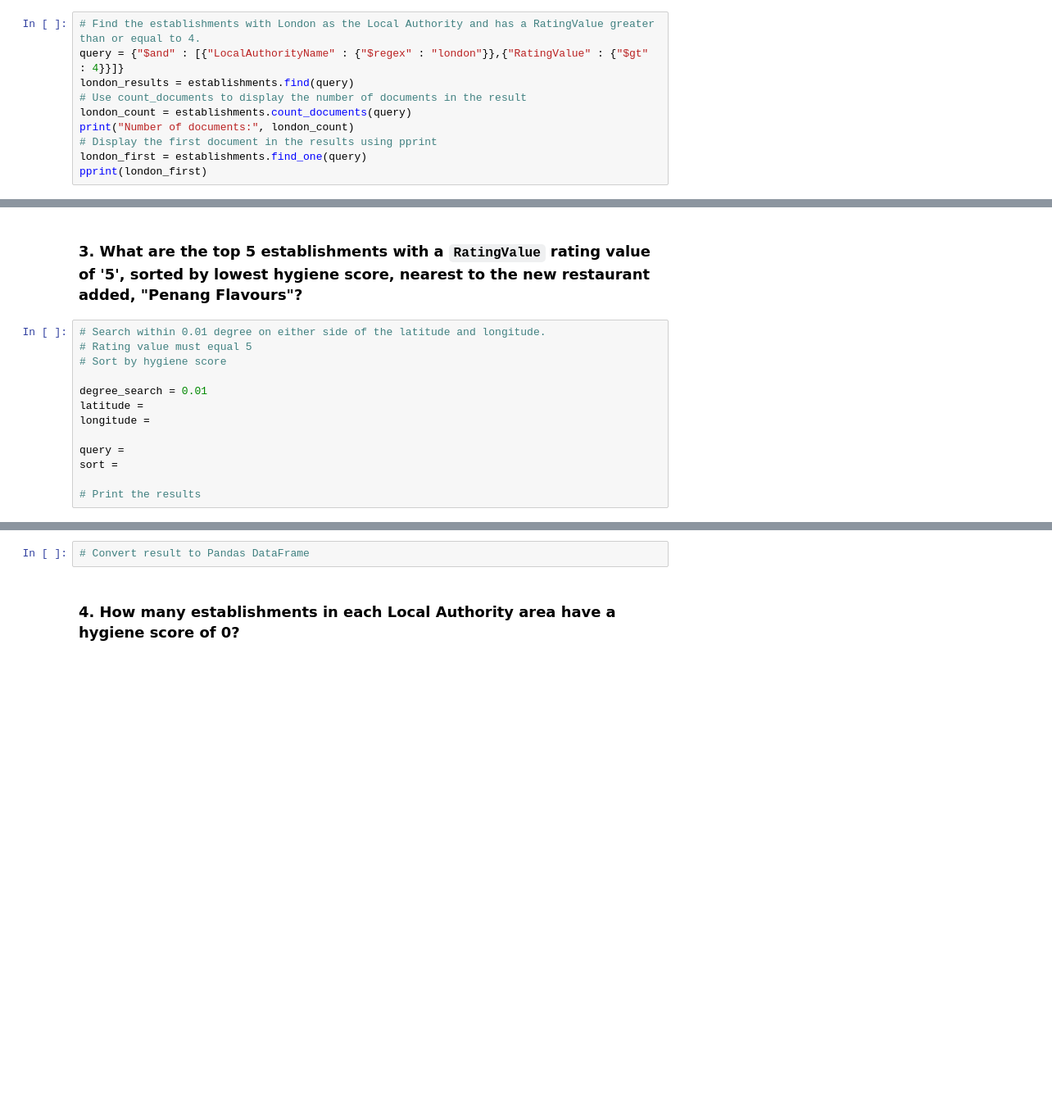
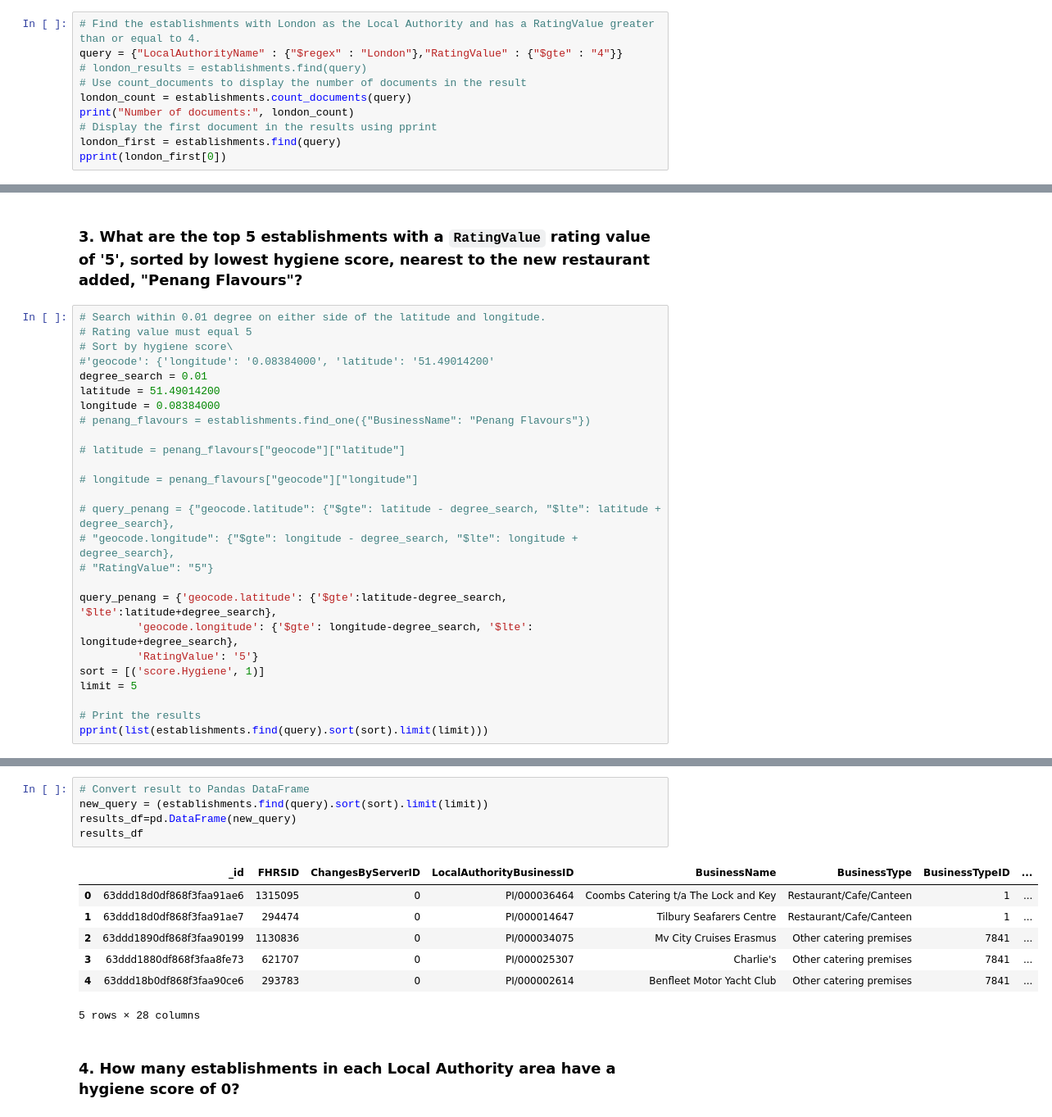
Before and after one commit to v-gbarber/nosql-challenge, a Jupyter notebook: NoSQL_analysis_starter.ipynb, the cells around one changed output, grey strips where cells are left out. Shown at 82% size. Drawn from its saved outputs; the diff is of its cells as text; blank space fills up the shorter version.

```diff
--- a/NoSQL_analysis_starter.ipynb
+++ b/NoSQL_analysis_starter.ipynb
@@ -73,12 +85,12 @@ result_df.head(10)
 ### 2. Which establishments in London have a `RatingValue` greater than or equal to 4?
 # %%
 # Find the establishments with London as the Local Authority and has a RatingValue greater than or equal to 4.
-query = {"$and" : [{"LocalAuthorityName" : {"$regex" : "london"}},{"RatingValue" : {"$gt" : 4}}]}
-london_results = establishments.find(query)
+query = {"LocalAuthorityName" : {"$regex" : "London"},"RatingValue" : {"$gte" : "4"}}
+# london_results = establishments.find(query)
 # Use count_documents to display the number of documents in the result
 london_count = establishments.count_documents(query)
 print("Number of documents:", london_count)
 # Display the first document in the results using pprint
-london_first = establishments.find_one(query)
-pprint(london_first)
+london_first = establishments.find(query)
+pprint(london_first[0])
 # %% [output]
@@ -99,13 +125,26 @@ london_df.head(10)
 # %%
 # Search within 0.01 degree on either side of the latitude and longitude.
 # Rating value must equal 5
-# Sort by hygiene score
+# Sort by hygiene score\
+#'geocode': {'longitude': '0.08384000', 'latitude': '51.49014200'
+degree_search = 0.01
+latitude = 51.49014200
+longitude = 0.08384000
+# penang_flavours = establishments.find_one({"BusinessName": "Penang Flavours"})
 
-degree_search = 0.01
-latitude =
-longitude =
+# latitude = penang_flavours["geocode"]["latitude"]
 
-query =
-sort =
+# longitude = penang_flavours["geocode"]["longitude"]
+
+# query_penang = {"geocode.latitude": {"$gte": latitude - degree_search, "$lte": latitude + degree_search},
+# "geocode.longitude": {"$gte": longitude - degree_search, "$lte": longitude + degree_search},
+# "RatingValue": "5"}
+
+query_penang = {'geocode.latitude': {'$gte':latitude-degree_search, '$lte':latitude+degree_search},
+         'geocode.longitude': {'$gte': longitude-degree_search, '$lte': longitude+degree_search},
+         'RatingValue': '5'}
+sort = [('score.Hygiene', 1)]
+limit = 5
 
 # Print the results
+pprint(list(establishments.find(query).sort(sort).limit(limit)))
@@ -112,5 +169,16 @@ sort =
 # %%
 # Convert result to Pandas DataFrame
+new_query = (establishments.find(query).sort(sort).limit(limit))
+results_df=pd.DataFrame(new_query)
+results_df
+# %% [output]
+|  | _id | FHRSID | ChangesByServerID | LocalAuthorityBusinessID | BusinessName | BusinessType | BusinessTypeID | ... |
+| 0 | 63ddd18d0df868f3faa91ae6 | 1315095 | 0 | PI/000036464 | Coombs Catering t/a The Lock and Key | Restaurant/Cafe/Canteen | 1 | ... |
+| 1 | 63ddd18d0df868f3faa91ae7 | 294474 | 0 | PI/000014647 | Tilbury Seafarers Centre | Restaurant/Cafe/Canteen | 1 | ... |
+| 2 | 63ddd1890df868f3faa90199 | 1130836 | 0 | PI/000034075 | Mv City Cruises Erasmus | Other catering premises | 7841 | ... |
+| 3 | 63ddd1880df868f3faa8fe73 | 621707 | 0 | PI/000025307 | Charlie's | Other catering premises | 7841 | ... |
+| 4 | 63ddd18b0df868f3faa90ce6 | 293783 | 0 | PI/000002614 | Benfleet Motor Yacht Club | Other catering premises | 7841 | ... |
+5 rows × 28 columns
 # %% [markdown]
 ### 4. How many establishments in each Local Authority area have a hygiene score of 0?
 # %%
```
Also changed, not shown: parts of 8 cells of this notebook.
